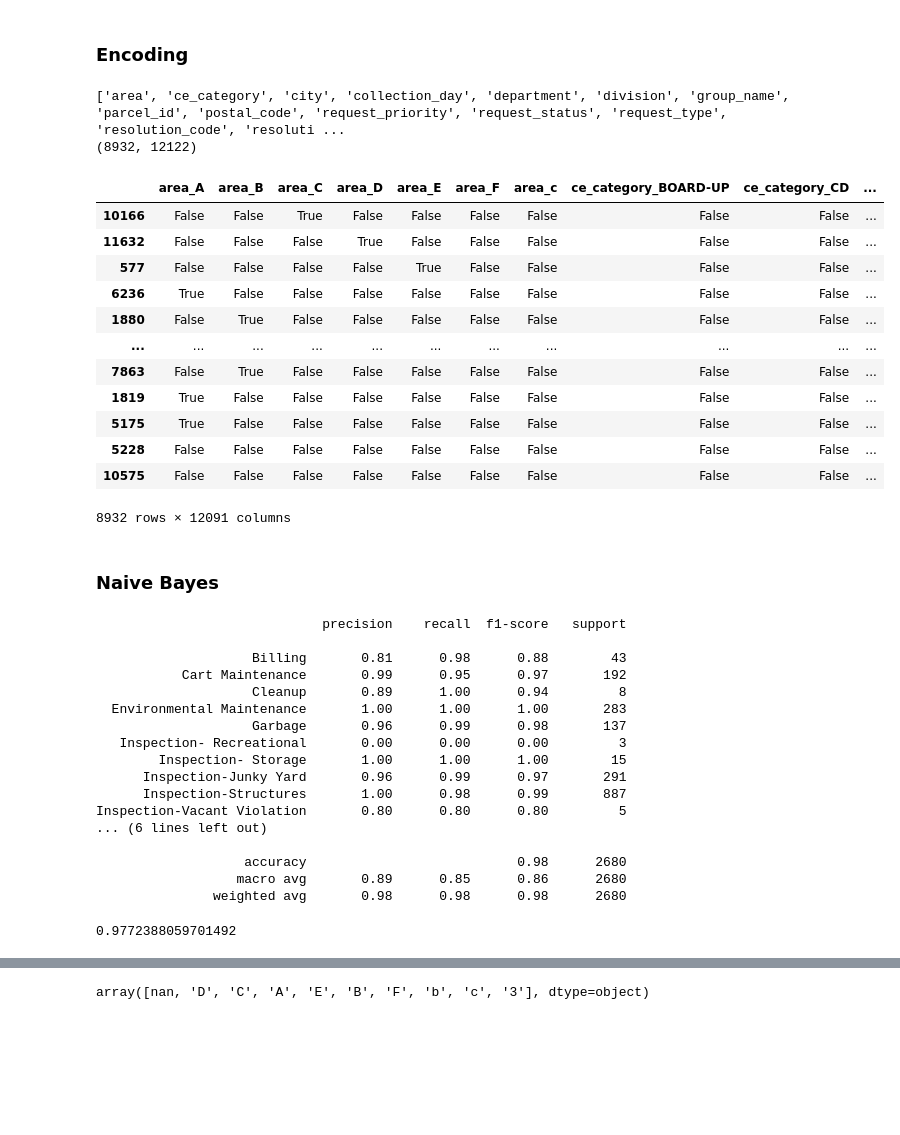
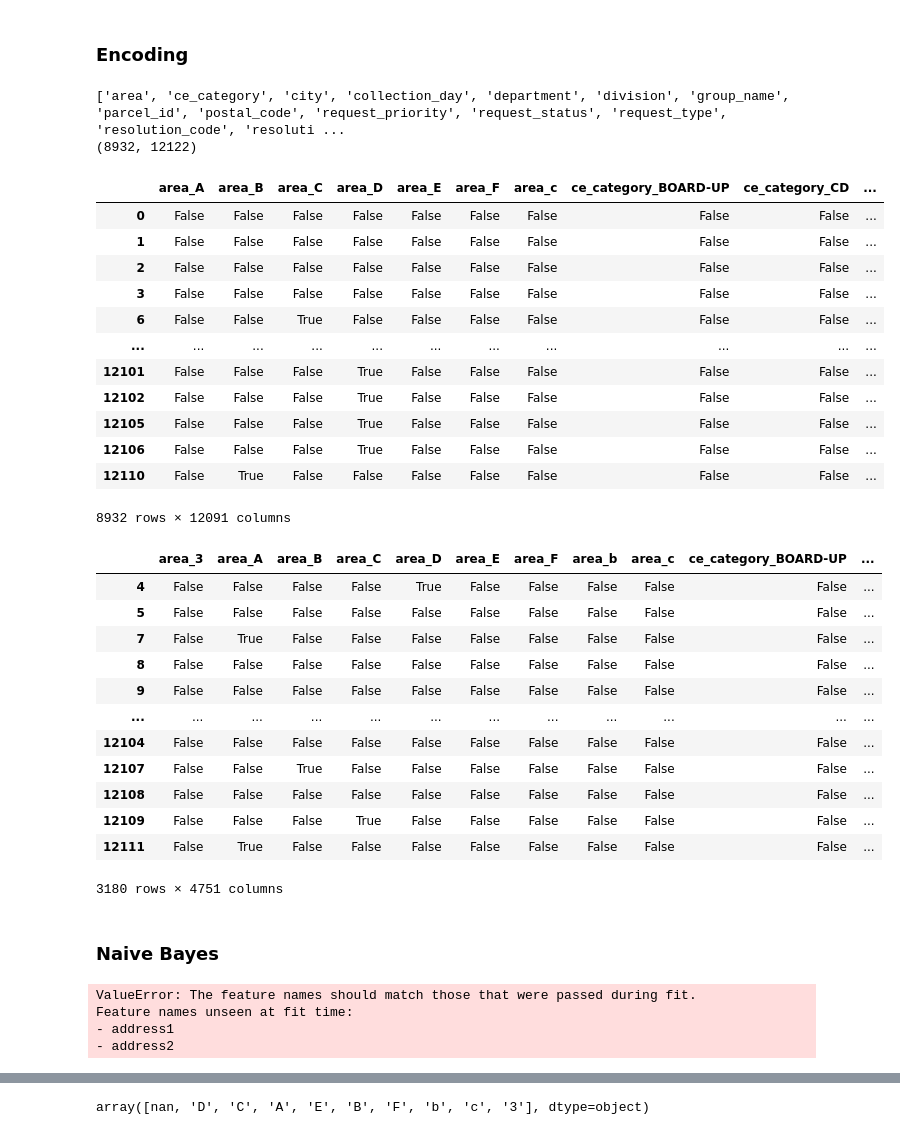
Before and after one commit to EddiePueb1/Open_311_Data_Analysis, a Jupyter notebook: data_analysis_311.ipynb, the cells around one changed output, grey strips where cells are left out. Saved outputs shown, nothing was run; the diff lists cells and outputs as text; code cells hidden in the pictures; blank space fills up the shorter version.

```diff
--- a/data_analysis_311.ipynb
+++ b/data_analysis_311.ipynb
@@ -97,22 +122,24 @@ def tabulate(attribute_set, new_service_requests):
 # %%
 categories = service_requests['category']
 # print(categories.unique())
-# print(attributes)
+# print(attributes
+
+display(new_service_requests)
 
 
 # sort the dataset by categories
-sorted_by_category = new_service_requests.sort_values(by="category", ascending=True)
+# sorted_by_category = new_service_requests.sort_values(by="category", ascending=True)
 
 # instances that are not properly categorized
-parsed_empty = sorted_by_category[(sorted_by_category['category'] == 'Miscellaneous') | (sorted_by_category['category'] == 'Others')]
+parsed_empty = new_service_requests[(new_service_requests['category'] == 'Miscellaneous') | (new_service_requests['category'] == 'Others')]
 # display(parsed_empty)
 
 #take out the instnaces that are not properly categorized from the dataset
-sorted_by_category = sorted_by_category[(sorted_by_category['category'] != 'Miscellaneous') & (sorted_by_category['category'] != 'Others')]
-# display(sorted_by_category)
+new_service_requests = new_service_requests[(new_service_requests['category'] != 'Miscellaneous') & (new_service_requests['category'] != 'Others')]
+# display(new_service_requests)
 
 # dismiss specific location markers
-dismiss_address = sorted_by_category.drop(['address1', 'address2', 'address3', 'location_1_(address)', 'location_1', 'street_name', 'map_page'], axis=1)
+dismiss_address = new_service_requests.drop(['address1', 'address2', 'address3', 'location_1_(address)', 'location_1', 'street_name', 'map_page'], axis=1)
 # display(dismiss_address)
 
 
@@ -128,11 +155,12 @@ raw_data = drop_summaries
 
 print(raw_data.columns)
 
+tab_single('area', raw_data)
 display(raw_data['category'].unique())
 # display(raw_data['division'].unique())
 
 # display(raw_data['department'].unique())
-tabulate(raw_data.columns, raw_data)
+# tabulate(raw_data.columns, raw_data)
 
 # idk why there are 4 instnaces with CT addresses
 # close = dismiss_address[dismiss_address['city'] == 'CORDOVA']
@@ -265,47 +248,62 @@ from sklearn.preprocessing import OneHotEncoder
 from sklearn.compose import ColumnTransformer
 
 #Algorithm libraries
 from sklearn.model_selection import train_test_split
 from sklearn.naive_bayes import GaussianNB
 
 
 # Statistical Data
 from sklearn.metrics import classification_report
 
 
 categorical_features = [col for col in raw_data.columns if raw_data[col].dtype == 'object' and col != 'category']
 print(categorical_features)
 
 one_hot = OneHotEncoder()
 transformer = ColumnTransformer([("one_hot", one_hot, categorical_features)], remainder="passthrough")
 
 X = raw_data.drop('category', axis=1)
 y = raw_data['category']
 
 transformed_X = transformer.fit_transform(X)
 print(transformed_X.shape)
 transformed_X = pd.DataFrame(transformed_X)
-
 # transformed_X.head()
 
 dummies = pd.get_dummies(raw_data[categorical_features])
-dummies
+display(dummies)
+
+empty_transformed = pd.get_dummies(parsed_empty[categorical_features])
+display(empty_transformed)
 # %% [output]
 ['area', 'ce_category', 'city', 'collection_day', 'department', 'division', 'group_name', 'parcel_id', 'postal_code', 'request_priority', 'request_status', 'request_type', 'resolution_code', 'resoluti ...
 (8932, 12122)
 |  | area_A | area_B | area_C | area_D | area_E | area_F | area_c | ce_category_BOARD-UP | ce_category_CD | ... |
-| 10166 | False | False | True | False | False | False | False | False | False | ... |
-| 11632 | False | False | False | True | False | False | False | False | False | ... |
-| 577 | False | False | False | False | True | False | False | False | False | ... |
-| 6236 | True | False | False | False | False | False | False | False | False | ... |
-| 1880 | False | True | False | False | False | False | False | False | False | ... |
+| 0 | False | False | False | False | False | False | False | False | False | ... |
+| 1 | False | False | False | False | False | False | False | False | False | ... |
+| 2 | False | False | False | False | False | False | False | False | False | ... |
+| 3 | False | False | False | False | False | False | False | False | False | ... |
+| 6 | False | False | True | False | False | False | False | False | False | ... |
 | ... | ... | ... | ... | ... | ... | ... | ... | ... | ... | ... |
-| 7863 | False | True | False | False | False | False | False | False | False | ... |
-| 1819 | True | False | False | False | False | False | False | False | False | ... |
-| 5175 | True | False | False | False | False | False | False | False | False | ... |
-| 5228 | False | False | False | False | False | False | False | False | False | ... |
-| 10575 | False | False | False | False | False | False | False | False | False | ... |
+| 12101 | False | False | False | True | False | False | False | False | False | ... |
+| 12102 | False | False | False | True | False | False | False | False | False | ... |
+| 12105 | False | False | False | True | False | False | False | False | False | ... |
+| 12106 | False | False | False | True | False | False | False | False | False | ... |
+| 12110 | False | True | False | False | False | False | False | False | False | ... |
 8932 rows × 12091 columns
+|  | area_3 | area_A | area_B | area_C | area_D | area_E | area_F | area_b | area_c | ce_category_BOARD-UP | ... |
+| 4 | False | False | False | False | True | False | False | False | False | False | ... |
+| 5 | False | False | False | False | False | False | False | False | False | False | ... |
+| 7 | False | True | False | False | False | False | False | False | False | False | ... |
+| 8 | False | False | False | False | False | False | False | False | False | False | ... |
+| 9 | False | False | False | False | False | False | False | False | False | False | ... |
+| ... | ... | ... | ... | ... | ... | ... | ... | ... | ... | ... | ... |
+| 12104 | False | False | False | False | False | False | False | False | False | False | ... |
+| 12107 | False | False | True | False | False | False | False | False | False | False | ... |
+| 12108 | False | False | False | False | False | False | False | False | False | False | ... |
+| 12109 | False | False | False | True | False | False | False | False | False | False | ... |
+| 12111 | False | True | False | False | False | False | False | False | False | False | ... |
+3180 rows × 4751 columns
 # %% [markdown]
 ### Naive Bayes
 # %%
@@ -323,27 +321,13 @@ X_train, X_test, y_train, y_test = train_test_split(dummies, y, test_size=0.3, r
 nb_model = GaussianNB()
 nb_model.fit(X_train, y_train)
 
-y_pred=nb_model.predict(X_test)
+y_pred=nb_model.predict(parsed_empty)
 
 print(classification_report(y_test, y_pred))
 
 nb_model.score(X_test, y_test)
 # %% [output]
-                             precision    recall  f1-score   support
-
-                    Billing       0.81      0.98      0.88        43
-           Cart Maintenance       0.99      0.95      0.97       192
-                    Cleanup       0.89      1.00      0.94         8
-  Environmental Maintenance       1.00      1.00      1.00       283
-                    Garbage       0.96      0.99      0.98       137
-   Inspection- Recreational       0.00      0.00      0.00         3
-        Inspection- Storage       1.00      1.00      1.00        15
-      Inspection-Junky Yard       0.96      0.99      0.97       291
-      Inspection-Structures       1.00      0.98      0.99       887
-Inspection-Vacant Violation       0.80      0.80      0.80         5
-... (6 lines left out)
-
-                   accuracy                           0.98      2680
-                  macro avg       0.89      0.85      0.86      2680
-               weighted avg       0.98      0.98      0.98      2680
+ValueError: The feature names should match those that were passed during fit.
+Feature names unseen at fit time:
+- address1
+- address2
-0.9772388059701492
```
Also changed, not shown: parts of 7 cells of this notebook.
